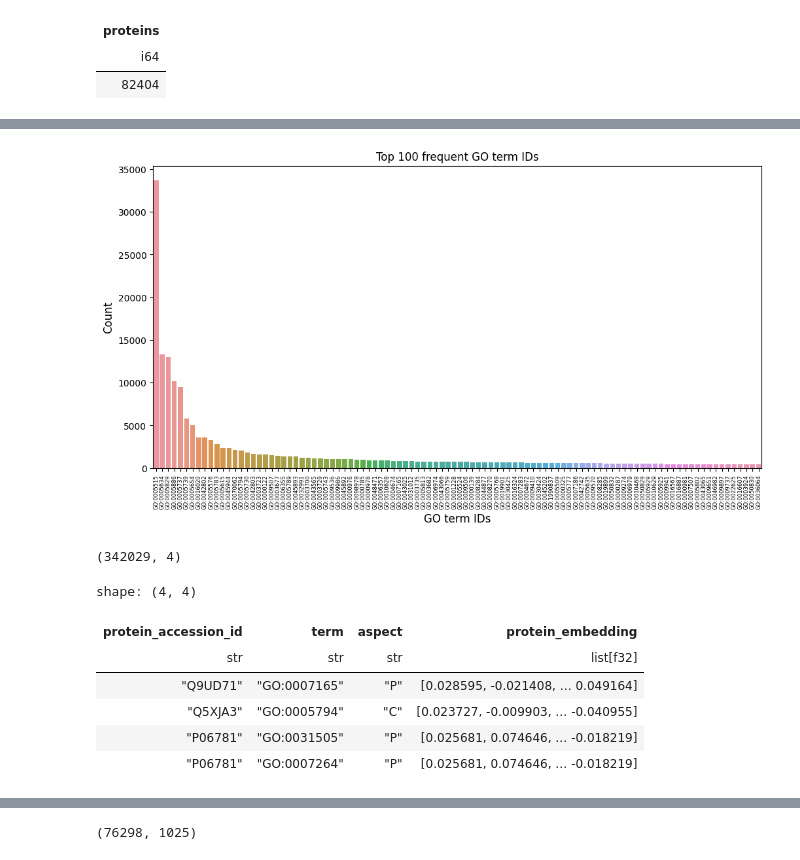
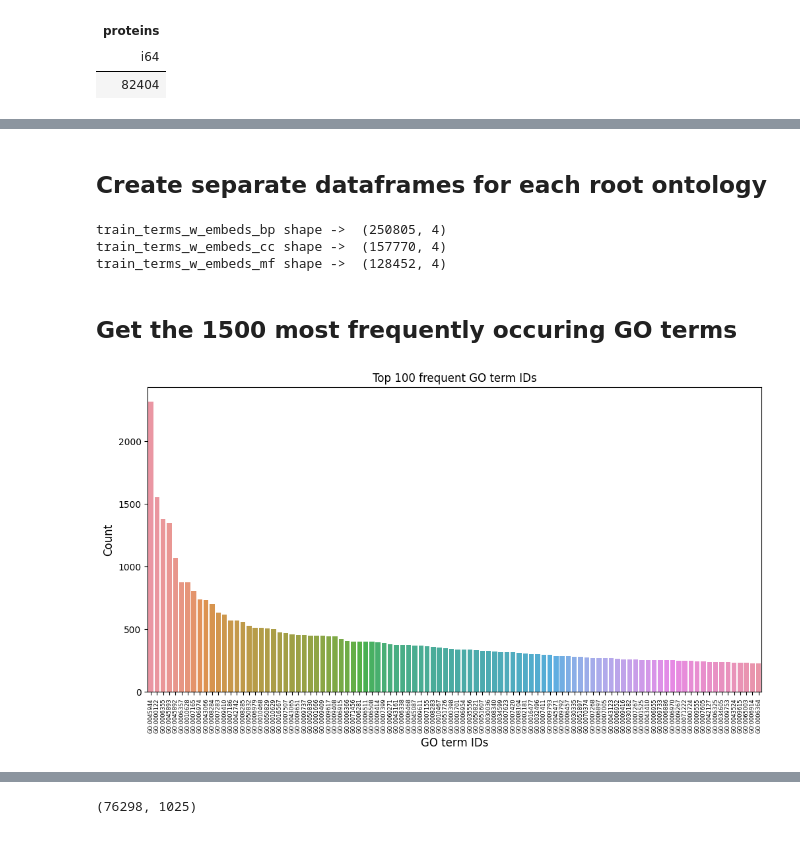
Before and after one commit to sumaniitm/cafa-6-protein-function-prediction-kaggle, a Jupyter notebook: cafa-suman-ontology-based-features.ipynb, the cells around one changed output, grey strips where cells are left out. Cells and saved outputs as stored; diff of their text form; code cells hidden in the pictures.

Commit message:
Kaggle Notebook | cafa-suman-ontology-based-features | Version 2

```diff
--- a/cafa-suman-ontology-based-features.ipynb
+++ b/cafa-suman-ontology-based-features.ipynb
@@ -153,38 +201,31 @@ shape: (1, 1)
+# %% [markdown]
+## Create separate dataframes for each root ontology
+# %%
+train_terms_w_embeds_bp = train_terms_w_embeds.filter(pl.col("term").is_in(separated_terms['BP']))
+print("train_terms_w_embeds_bp shape -> ",train_terms_w_embeds_bp.shape)
+
+train_terms_w_embeds_cc = train_terms_w_embeds.filter(pl.col("term").is_in(separated_terms['CC']))
+print("train_terms_w_embeds_cc shape -> ",train_terms_w_embeds_cc.shape)
+
+train_terms_w_embeds_mf = train_terms_w_embeds.filter(pl.col("term").is_in(separated_terms['MF']))
+print("train_terms_w_embeds_mf shape -> ",train_terms_w_embeds_mf.shape)
+# %% [output]
+train_terms_w_embeds_bp shape ->  (250805, 4)
+train_terms_w_embeds_cc shape ->  (157770, 4)
+train_terms_w_embeds_mf shape ->  (128452, 4)
+# %% [markdown]
+## Get the 1500 most frequently occuring GO terms
 # %%
-# Select first 1500 values for plotting
-plot_df = dd.sql("select term, count(1) as freq from train_terms_w_embeds group by term order by count(1) desc limit 100").pl()
+plot_df = dd.sql("select term, count(1) as freq from train_terms_w_embeds_bp group by term order by count(1) desc limit 100").pl()
 plot_df_pandas = plot_df.to_pandas()
 
 figure, axis = plt.subplots(1, 1, figsize=(12, 6))
 
 bp = sns.barplot(ax=axis, x=plot_df_pandas.term, y=plot_df_pandas.freq)
 bp.set_xticklabels(bp.get_xticklabels(), rotation=90, size = 6)
 axis.set_title('Top 100 frequent GO term IDs')
 bp.set_xlabel("GO term IDs", fontsize = 12)
 bp.set_ylabel("Count", fontsize = 12)
 plt.show()
 # %% [output]
-[figure, old version]
+[figure, new version]
-# %%
-num_of_labels = 1500
-
-query = "select term, count(1) as freq from train_terms_w_embeds group by term order by count(1) desc limit {0}".format(num_of_labels)
-
-filtered_labels = dd.sql(query).pl()
-labels_list = filtered_labels['term'].to_list()
-
-# Take value counts in descending order and fetch first 3000 `GO term ID` as labels
-train_labels = train_terms_w_embeds.filter(pl.col("term").is_in(labels_list))
-train_labels.shape
-# %% [output]
-(342029, 4)
-# %%
-train_labels.head(4)
-# %% [output]
-shape: (4, 4)
-| protein_accession_id | term | aspect | protein_embedding |
-| str | str | str | list[f32] |
-| "Q9UD71" | "GO:0007165" | "P" | [0.028595, -0.021408, … 0.049164] |
-| "Q5XJA3" | "GO:0005794" | "C" | [0.023727, -0.009903, … -0.040955] |
-| "P06781" | "GO:0031505" | "P" | [0.025681, 0.074646, … -0.018219] |
-| "P06781" | "GO:0007264" | "P" | [0.025681, 0.074646, … -0.018219] |
```
Also changed, not shown: parts of 33 cells of this notebook.
